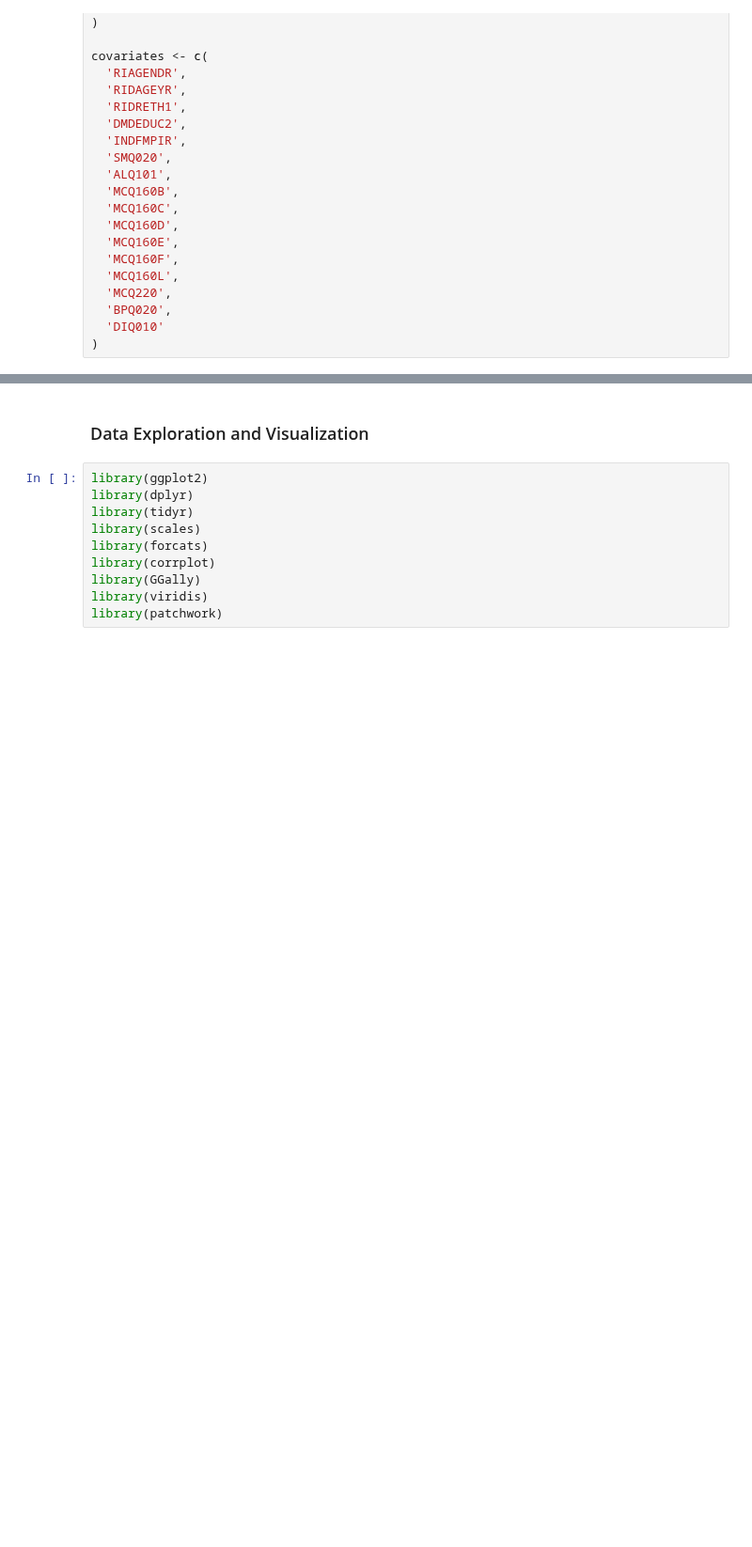
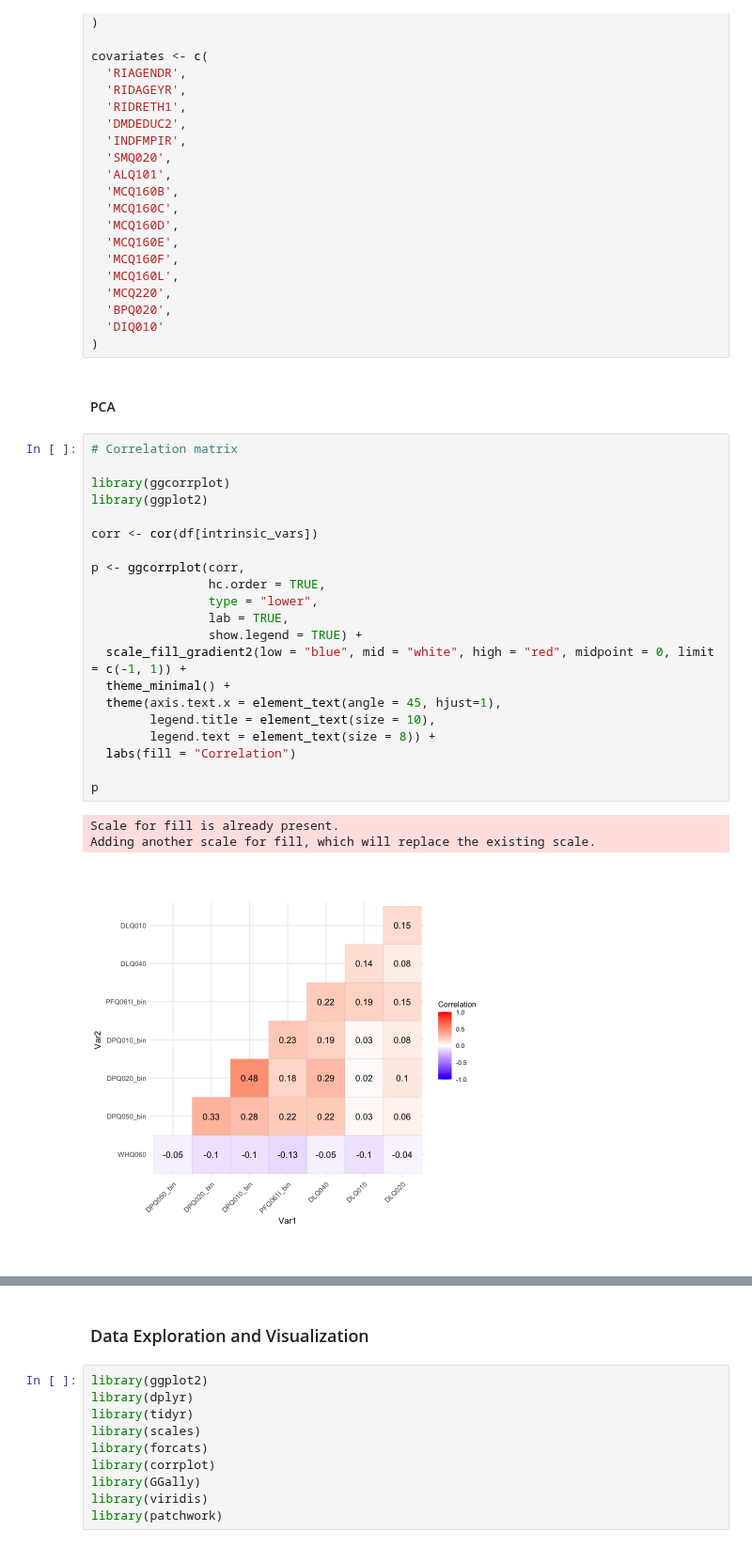
Before and after one commit to silvano315/Med-Physics, a Jupyter notebook: notebooks/NHANES_periodontal_analysis.ipynb, the cells around one changed output, grey strips where cells are left out. Shown at 94% size. Cells and saved outputs as stored; diff of their text form; blank space fills up the shorter version.

```diff
--- a/notebooks/NHANES_periodontal_analysis.ipynb
+++ b/notebooks/NHANES_periodontal_analysis.ipynb
@@ -3680,3 +3651,30 @@ covariates <- c(
   'BPQ020',
   'DIQ010'
 )
+# %% [markdown]
+#### PCA
+# %%
+# Correlation matrix
+
+library(ggcorrplot)
+library(ggplot2)
+
+corr <- cor(df[intrinsic_vars])
+
+p <- ggcorrplot(corr,
+                hc.order = TRUE,
+                type = "lower",
+                lab = TRUE,
+                show.legend = TRUE) +
+  scale_fill_gradient2(low = "blue", mid = "white", high = "red", midpoint = 0, limit = c(-1, 1)) +
+  theme_minimal() +
+  theme(axis.text.x = element_text(angle = 45, hjust=1),
+        legend.title = element_text(size = 10),
+        legend.text = element_text(size = 8)) +
+  labs(fill = "Correlation")
+
+p
+# %% [output]
+Scale for fill is already present.
+Adding another scale for fill, which will replace the existing scale.
+[figure, added]
```
Also changed, not shown: parts of 14 cells of this notebook.
